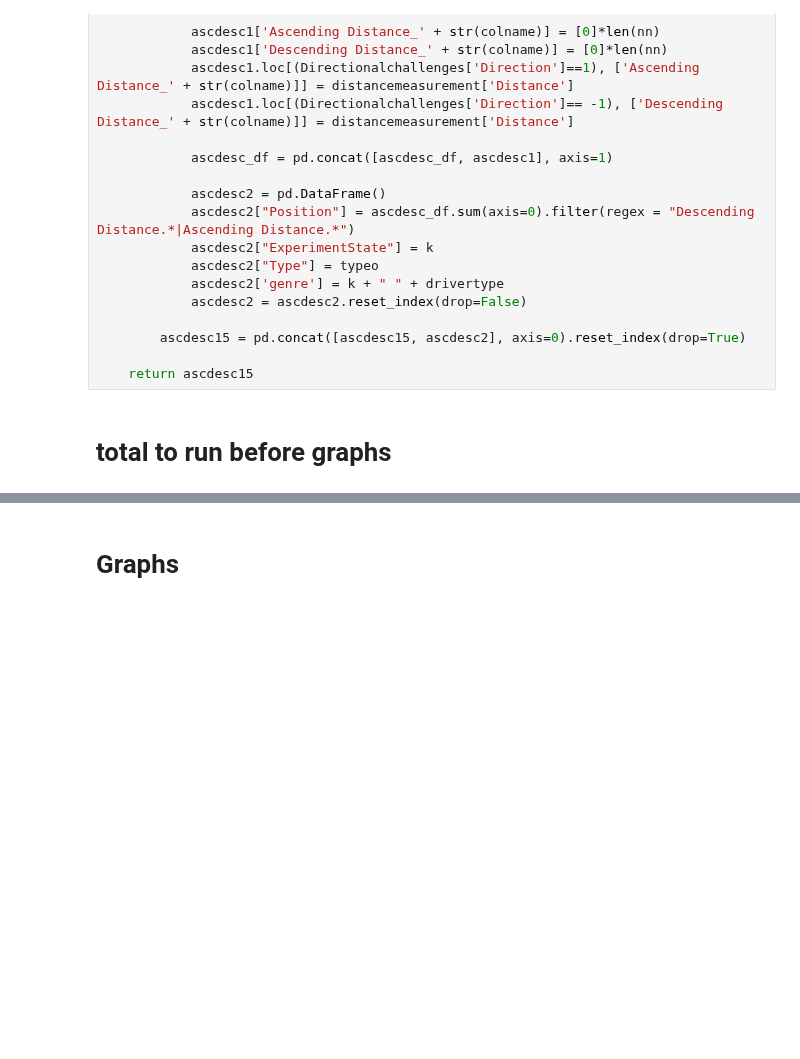
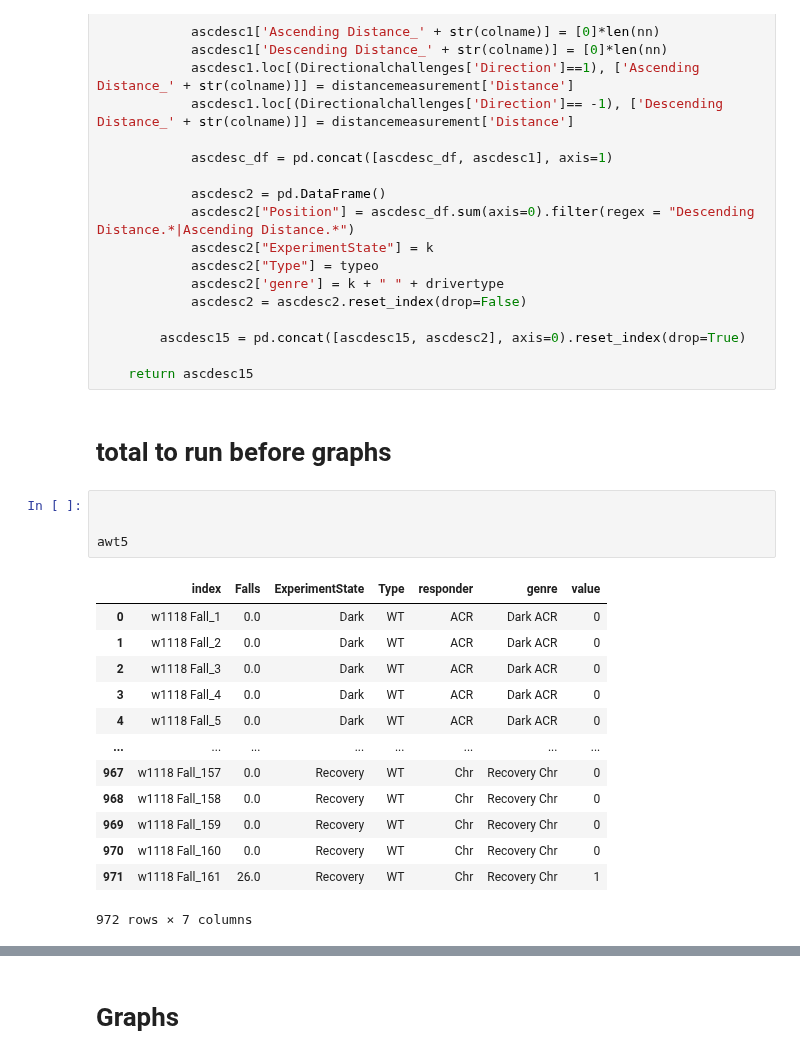
Before and after one commit to lnicole08/deltaG_screen, a Jupyter notebook: wt comparisons.ipynb, the cells around one changed output, grey strips where cells are left out. Cells and saved outputs as stored; diff of their text form; blank space fills up the shorter version.

```diff
--- a/wt comparisons.ipynb
+++ b/wt comparisons.ipynb
@@ -303,3 +300,21 @@ def positional_arguments(dfexpt, driver):
     return ascdesc15
 # %% [markdown]
 # total to run before graphs
+# %%
+
+
+awt5
+# %% [output]
+|  | index | Falls | ExperimentState | Type | responder | genre | value |
+| 0 | w1118 Fall_1 | 0.0 | Dark | WT | ACR | Dark ACR | 0 |
+| 1 | w1118 Fall_2 | 0.0 | Dark | WT | ACR | Dark ACR | 0 |
+| 2 | w1118 Fall_3 | 0.0 | Dark | WT | ACR | Dark ACR | 0 |
+| 3 | w1118 Fall_4 | 0.0 | Dark | WT | ACR | Dark ACR | 0 |
+| 4 | w1118 Fall_5 | 0.0 | Dark | WT | ACR | Dark ACR | 0 |
+| ... | ... | ... | ... | ... | ... | ... | ... |
+| 967 | w1118 Fall_157 | 0.0 | Recovery | WT | Chr | Recovery Chr | 0 |
+| 968 | w1118 Fall_158 | 0.0 | Recovery | WT | Chr | Recovery Chr | 0 |
+| 969 | w1118 Fall_159 | 0.0 | Recovery | WT | Chr | Recovery Chr | 0 |
+| 970 | w1118 Fall_160 | 0.0 | Recovery | WT | Chr | Recovery Chr | 0 |
+| 971 | w1118 Fall_161 | 26.0 | Recovery | WT | Chr | Recovery Chr | 1 |
+972 rows × 7 columns
```
Also changed, not shown: parts of 3 cells of this notebook.
